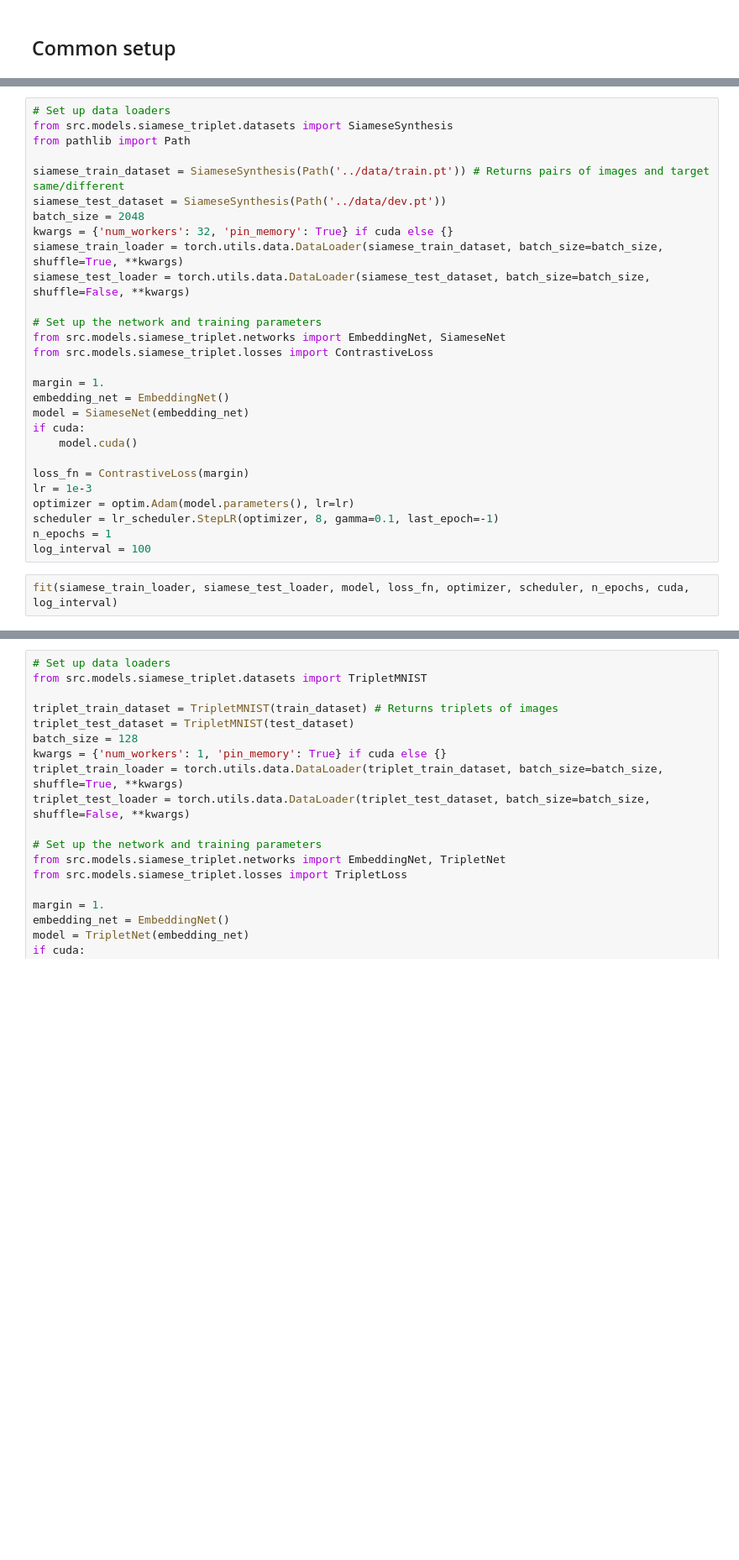
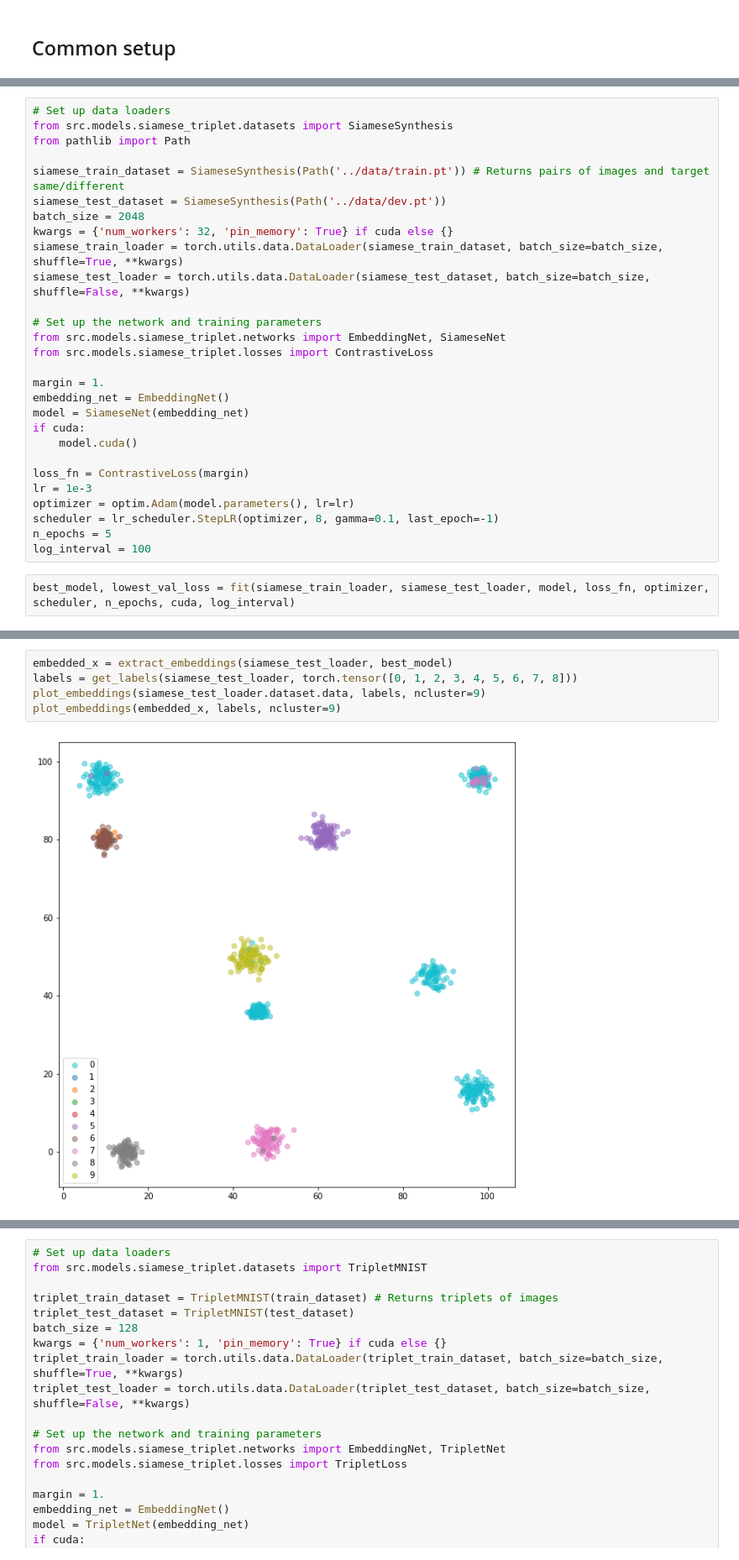
Before and after one commit to JiajunBao/neural-dimension-reduction, a Jupyter notebook: notebooks/Experiments_siamese.ipynb, the cells around one changed output, grey strips where cells are left out. Shown at 84% size. Saved outputs shown, nothing was run; the diff lists cells and outputs as text; blank space fills up the shorter version.

```diff
--- a/notebooks/Experiments_siamese.ipynb
+++ b/notebooks/Experiments_siamese.ipynb
@@ -108,8 +103,8 @@ loss_fn = ContrastiveLoss(margin)
 lr = 1e-3
 optimizer = optim.Adam(model.parameters(), lr=lr)
 scheduler = lr_scheduler.StepLR(optimizer, 8, gamma=0.1, last_epoch=-1)
-n_epochs = 1
+n_epochs = 5
 log_interval = 100
 # %%
-fit(siamese_train_loader, siamese_test_loader, model, loss_fn, optimizer, scheduler, n_epochs, cuda, log_interval)
+best_model, lowest_val_loss = fit(siamese_train_loader, siamese_test_loader, model, loss_fn, optimizer, scheduler, n_epochs, cuda, log_interval)
 # %% [output]
@@ -146,0 +133,7 @@ plot_embeddings(embedded_x, labels, ncluster=9)
+# %%
+embedded_x = extract_embeddings(siamese_test_loader, best_model)
+labels = get_labels(siamese_test_loader, torch.tensor([0, 1, 2, 3, 4, 5, 6, 7, 8]))
+plot_embeddings(siamese_test_loader.dataset.data, labels, ncluster=9)
+plot_embeddings(embedded_x, labels, ncluster=9)
+# %% [output]
+[figure, added]
```
Also changed, not shown: parts of 10 cells of this notebook, 6 other files.
